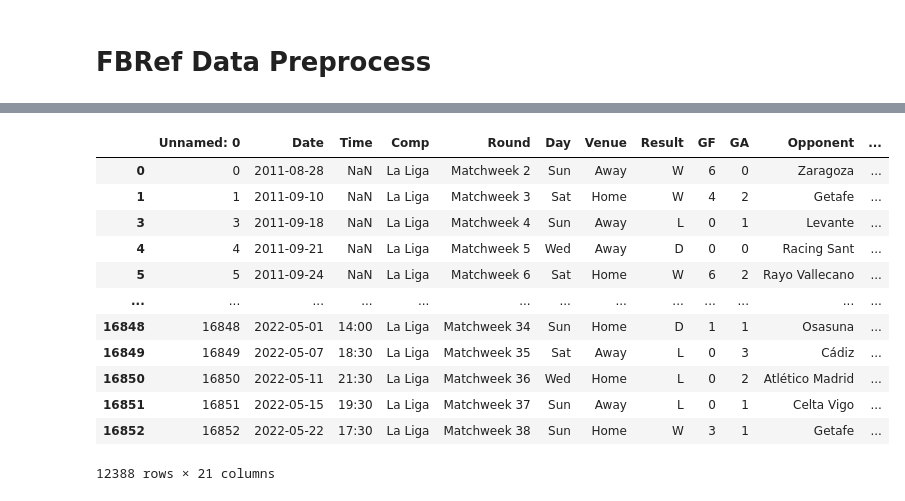
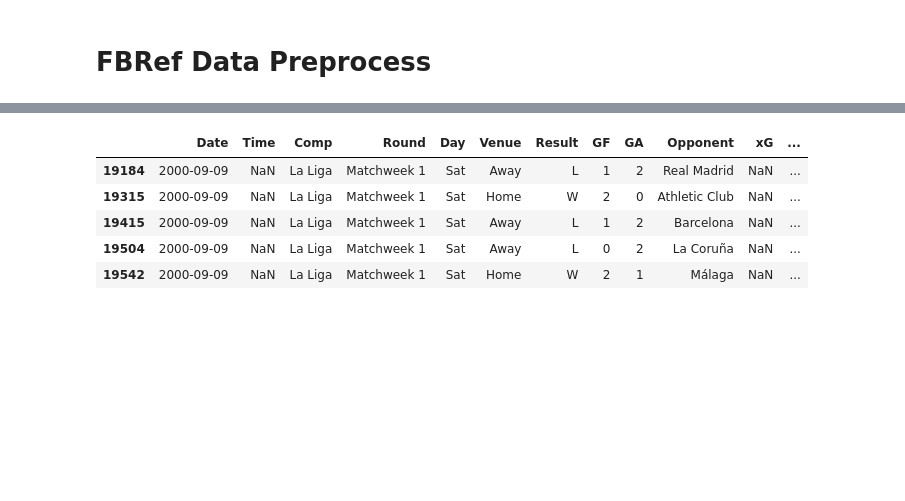
Before and after one commit to natelg1998/laligaproject, a Jupyter notebook: notebooks/fbref_scores_preprocess.ipynb, the cells around one changed output, grey strips where cells are left out. Saved outputs shown, nothing was run; the diff lists cells and outputs as text; code cells hidden in the pictures; blank space fills up the shorter version.

```diff
--- a/notebooks/fbref_scores_preprocess.ipynb
+++ b/notebooks/fbref_scores_preprocess.ipynb
@@ -9,12 +9,6 @@ import matplotlib.pyplot as plt
 from pathlib import Path
 import warnings
 warnings.filterwarnings('ignore')
-
-
-pd.set_option('display.max_rows', 12000)
-pd.set_option('display.max_columns', 12000)
-pd.set_option('display.width', 12000)
-pd.set_option('display.max_colwidth', 12000)
 # %%
 FILE_PATH = os.path.realpath("../data/fbref_data")
 # %%
@@ -42,17 +18,20 @@ scores_df
 # %%
 scores_df = scores_df[scores_df['Comp'] == 'La Liga']
-scores_df
+scores_df = scores_df.sort_values(["Date", "Time"])
+scores_df.drop(["Unnamed: 0", "Match Report", "Notes"], axis = 1, inplace = True)
+scores_df['Team'] = scores_df['Team'].replace({'Alaves': 'Alavés', 'Almeria': 'Almería', 'Atletico Madrid' : 'Atlético Madrid', 'Real Betis' : 'Betis',
+                                               'Cadiz' : 'Cádiz', 'Cordoba': 'Córdoba', 'Gimnastic' : 'Gimnàstic', 'Deportivo La Coruna' : 'La Coruña',
+                                              'Hercules' : 'Hércules', 'Leganes' : 'Leganés', 'Malaga' : 'Málaga', 'Racing Santander' : 'Racing Sant', 'Sporting Gijon' : 'Sporting Gijón'})
+
+start_date = '2000-08-29'
+end_date = '2022-05-30'
+mask = (scores_df['Date'] > start_date) & (scores_df['Date'] <= end_date)
+scores_df = scores_df.loc[mask]
+scores_df.head()
 # %% [output]
-|  | Unnamed: 0 | Date | Time | Comp | Round | Day | Venue | Result | GF | GA | Opponent | ... |
-| 0 | 0 | 2011-08-28 | NaN | La Liga | Matchweek 2 | Sun | Away | W | 6 | 0 | Zaragoza | ... |
-| 1 | 1 | 2011-09-10 | NaN | La Liga | Matchweek 3 | Sat | Home | W | 4 | 2 | Getafe | ... |
-| 3 | 3 | 2011-09-18 | NaN | La Liga | Matchweek 4 | Sun | Away | L | 0 | 1 | Levante | ... |
-| 4 | 4 | 2011-09-21 | NaN | La Liga | Matchweek 5 | Wed | Away | D | 0 | 0 | Racing Sant | ... |
-| 5 | 5 | 2011-09-24 | NaN | La Liga | Matchweek 6 | Sat | Home | W | 6 | 2 | Rayo Vallecano | ... |
-| ... | ... | ... | ... | ... | ... | ... | ... | ... | ... | ... | ... | ... |
-| 16848 | 16848 | 2022-05-01 | 14:00 | La Liga | Matchweek 34 | Sun | Home | D | 1 | 1 | Osasuna | ... |
-| 16849 | 16849 | 2022-05-07 | 18:30 | La Liga | Matchweek 35 | Sat | Away | L | 0 | 3 | Cádiz | ... |
-| 16850 | 16850 | 2022-05-11 | 21:30 | La Liga | Matchweek 36 | Wed | Home | L | 0 | 2 | Atlético Madrid | ... |
-| 16851 | 16851 | 2022-05-15 | 19:30 | La Liga | Matchweek 37 | Sun | Away | L | 0 | 1 | Celta Vigo | ... |
-| 16852 | 16852 | 2022-05-22 | 17:30 | La Liga | Matchweek 38 | Sun | Home | W | 3 | 1 | Getafe | ... |
+|  | Date | Time | Comp | Round | Day | Venue | Result | GF | GA | Opponent | xG | ... |
+| 19184 | 2000-09-09 | NaN | La Liga | Matchweek 1 | Sat | Away | L | 1 | 2 | Real Madrid | NaN | ... |
+| 19315 | 2000-09-09 | NaN | La Liga | Matchweek 1 | Sat | Home | W | 2 | 0 | Athletic Club | NaN | ... |
+| 19415 | 2000-09-09 | NaN | La Liga | Matchweek 1 | Sat | Away | L | 1 | 2 | Barcelona | NaN | ... |
+| 19504 | 2000-09-09 | NaN | La Liga | Matchweek 1 | Sat | Away | L | 0 | 2 | La Coruña | NaN | ... |
+| 19542 | 2000-09-09 | NaN | La Liga | Matchweek 1 | Sat | Home | W | 2 | 1 | Málaga | NaN | ... |
-12388 rows × 21 columns
```
Also changed, not shown: parts of 13 cells of this notebook, 1 other file.
